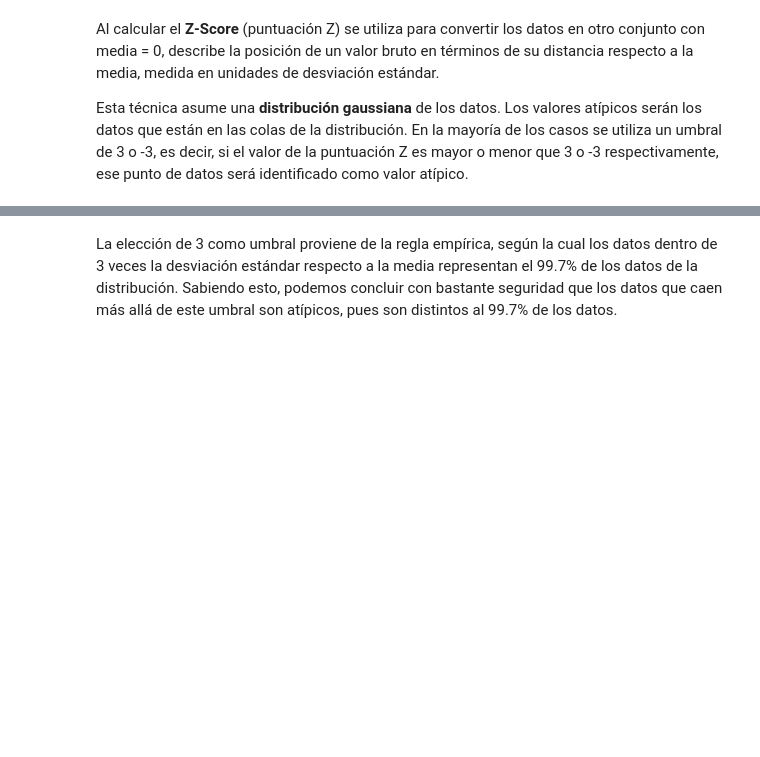
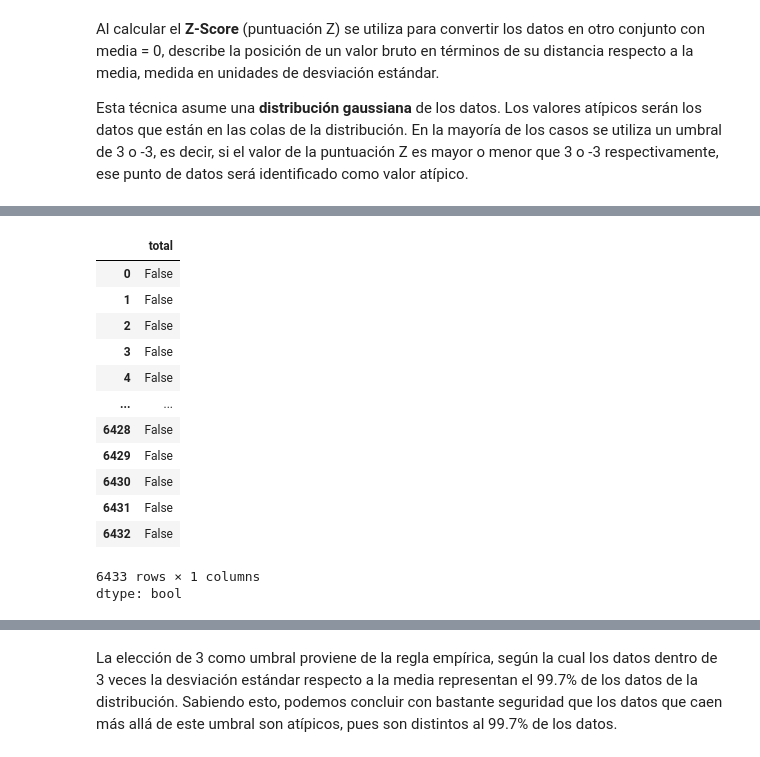
Before and after one commit to GabiRmz2025/MGRC_Herramientas_Aplicaciones_IA_2025, a Jupyter notebook: Modulo1/03.- Datos atípicos.ipynb, the cells around one changed output, grey strips where cells are left out. Cells and saved outputs as stored; diff of their text form; code cells hidden in the pictures; blank space fills up the shorter version.

```diff
--- a/Modulo1/03.- Datos atípicos.ipynb
+++ b/Modulo1/03.- Datos atípicos.ipynb
@@ -418,2 +449,21 @@ plt.show()
+# %%
+z_score_abs = abs(z_score)
+outliers_zscores = z_score_abs >3
+outliers_zscores
+# %% [output]
+|  | total |
+| 0 | False |
+| 1 | False |
+| 2 | False |
+| 3 | False |
+| 4 | False |
+| ... | ... |
+| 6428 | False |
+| 6429 | False |
+| 6430 | False |
+| 6431 | False |
+| 6432 | False |
+6433 rows × 1 columns
+dtype: bool
 # %%
 #z score abs
```
Also changed, not shown: parts of 23 cells of this notebook.
